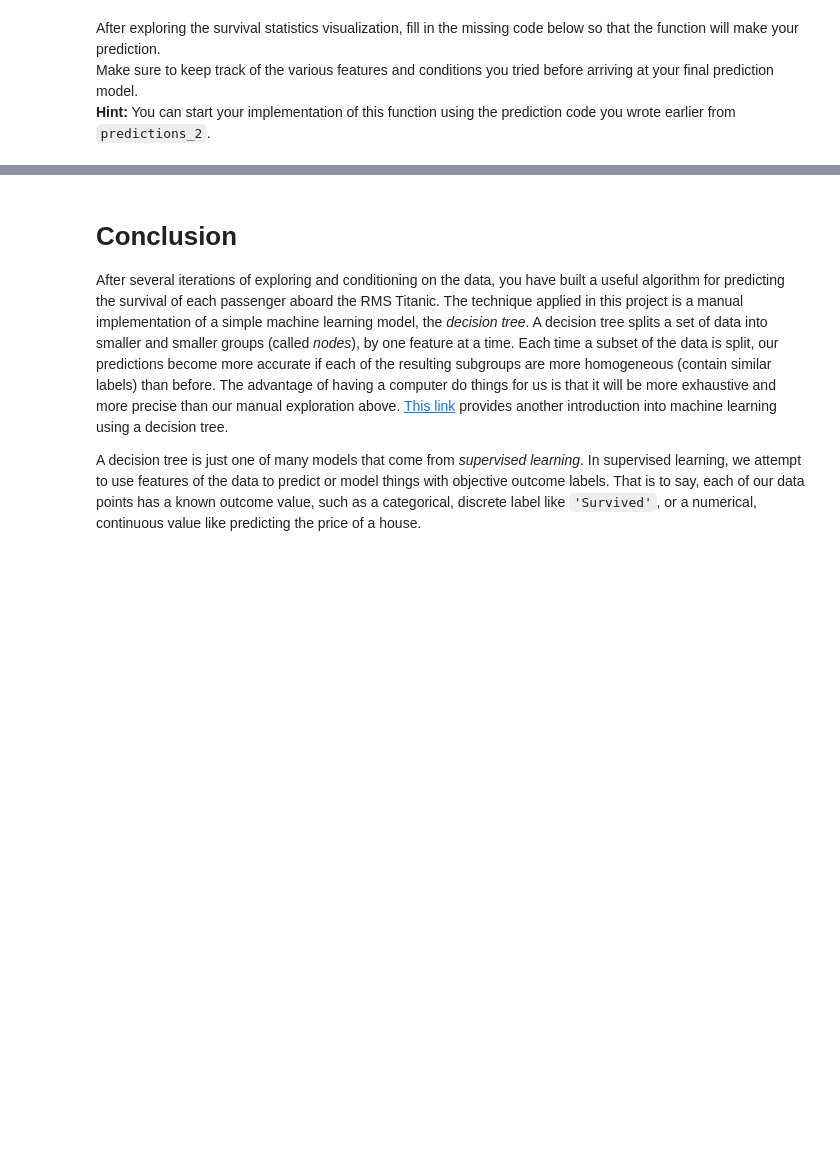
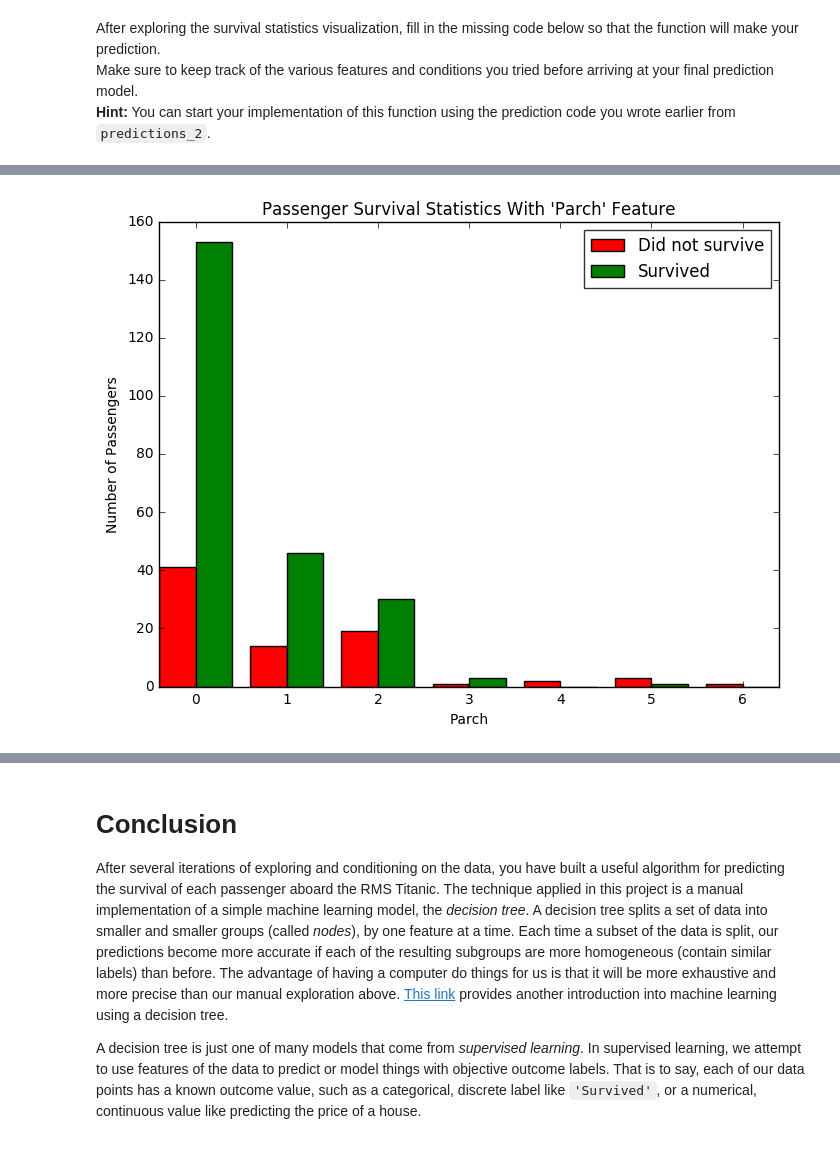
Before and after one commit to deepakrohilla13/machine-learning-excercise, a Jupyter notebook: titanic_survival_exploration/titanic_survival_exploration.ipynb, the cells around one changed output, grey strips where cells are left out. Saved outputs shown, nothing was run; the diff lists cells and outputs as text; code cells hidden in the pictures; blank space fills up the shorter version.

```diff
--- a/titanic_survival_exploration/titanic_survival_exploration.ipynb
+++ b/titanic_survival_exploration/titanic_survival_exploration.ipynb
@@ -158,0 +228,6 @@ Make sure to keep track of the various features and conditions you tried before
+# %%
+#Pclass, Sex, Age, SibSp, and Parch
+vs.survival_stats(data, outcomes, 'Parch',
+                  ["Sex == 'female'"])
+# %% [output]
+[figure, added]
```
Also changed, not shown: parts of 21 cells of this notebook.
